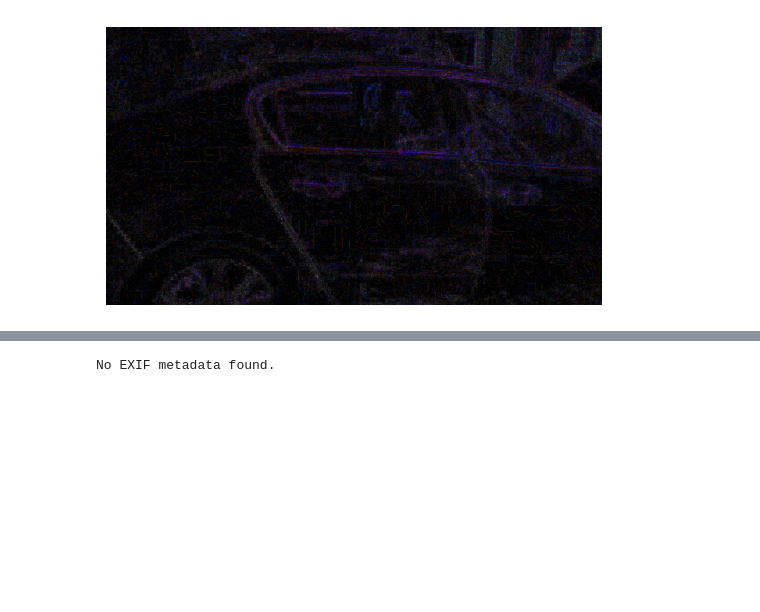
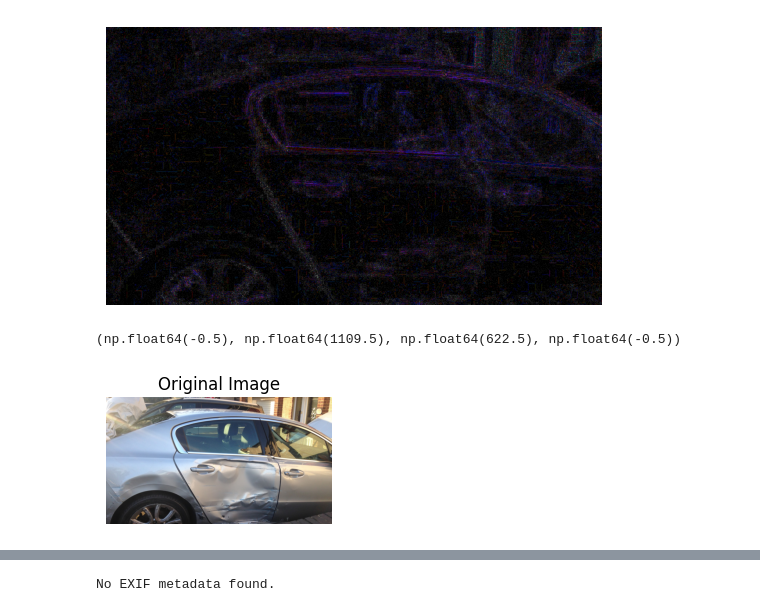
Before and after one commit to cniblock/image-manipulation-test, a Jupyter notebook: 01 - DataCollection.ipynb, the cells around one changed output, grey strips where cells are left out. Saved outputs shown, nothing was run; the diff lists cells and outputs as text; code cells hidden in the pictures; blank space fills up the shorter version.

```diff
--- a/01 - DataCollection.ipynb
+++ b/01 - DataCollection.ipynb
@@ -57,0 +67,9 @@ plt.show()
+# %%
+# Display the original image
+plt.subplot(1, 2, 1)
+plt.imshow(img)
+plt.title("Original Image")
+plt.axis('off')
+# %% [output]
+(np.float64(-0.5), np.float64(1109.5), np.float64(622.5), np.float64(-0.5))
+[figure, added]
```
Also changed, not shown: parts of 5 cells of this notebook.
